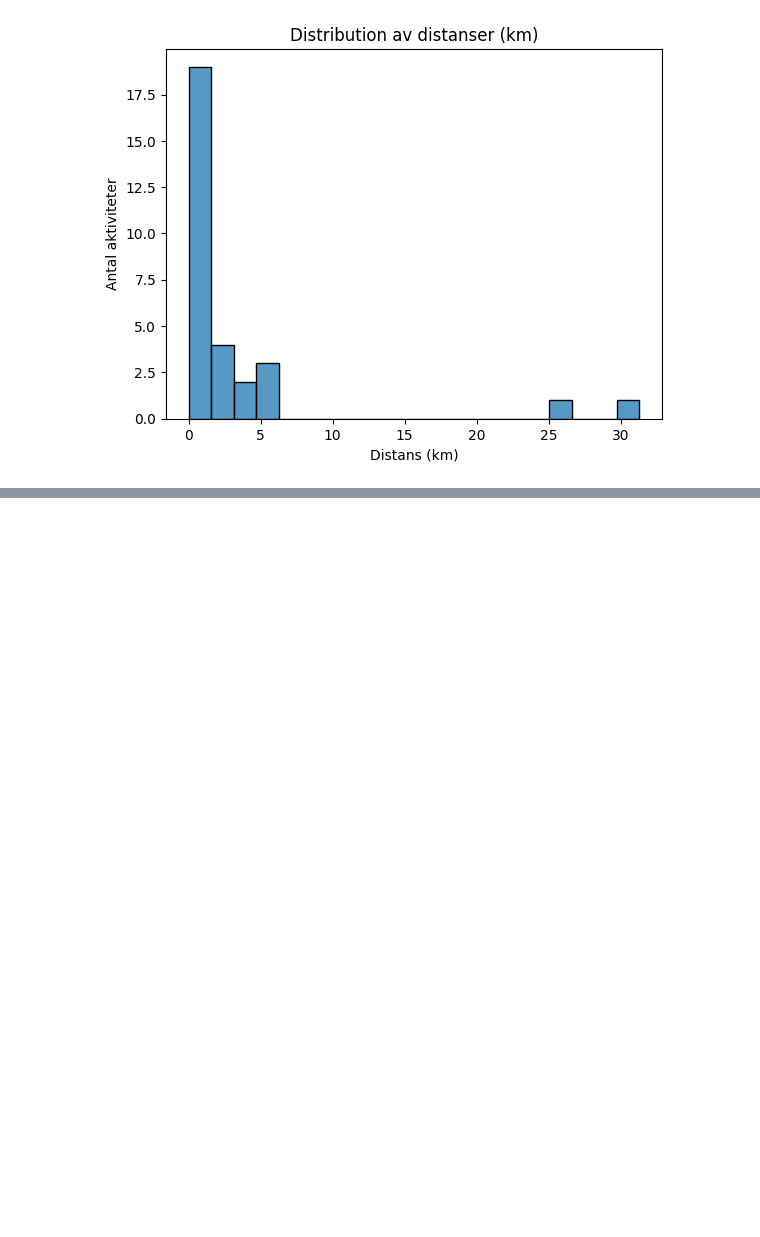
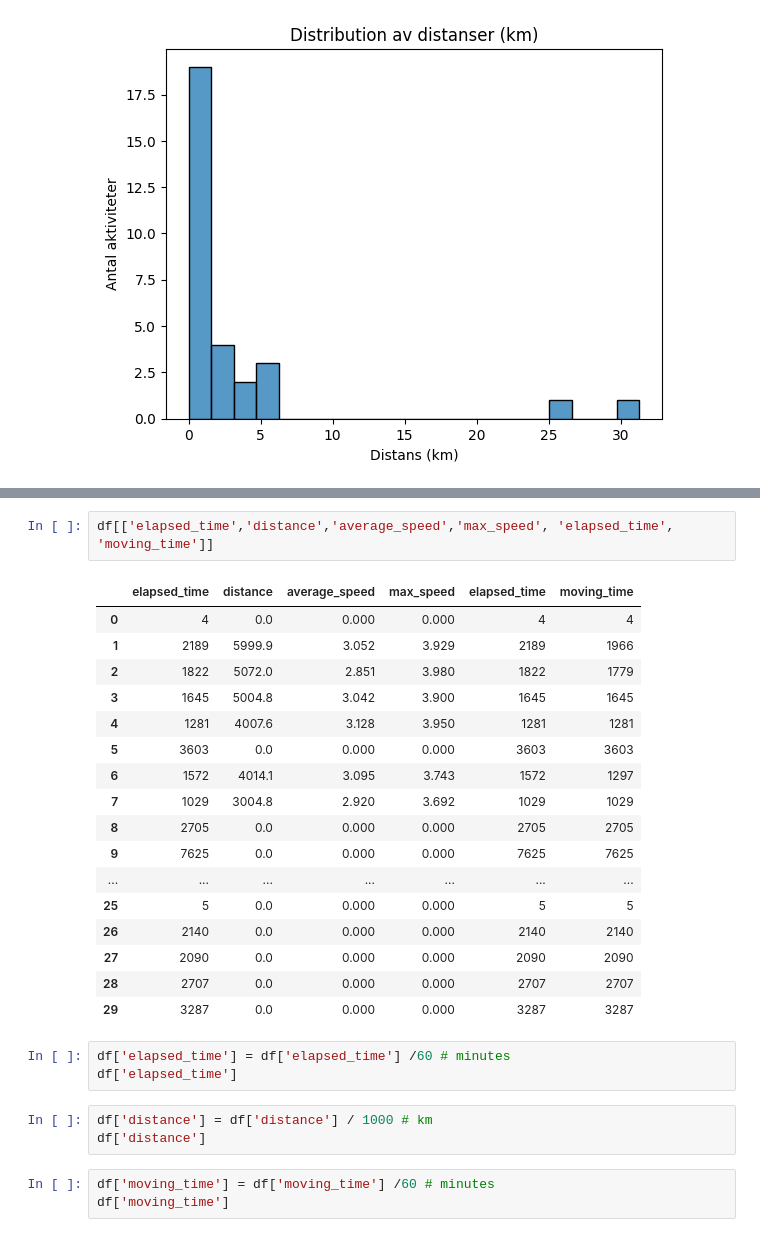
Before and after one commit to AlejandroHiroshima/STI_DE24_Examination, a Jupyter notebook: strava_api_eda.ipynb, the cells around one changed output, grey strips where cells are left out. Drawn from its saved outputs; the diff is of its cells as text; blank space fills up the shorter version.

```diff
--- a/strava_api_eda.ipynb
+++ b/strava_api_eda.ipynb
@@ -216 +229,30 @@ Index(['bound_client', 'id', 'achievement_count', 'athlete', 'athlete_count',
       dtype='object')
+# %%
+df[['elapsed_time','distance','average_speed','max_speed', 'elapsed_time', 'moving_time']]
+# %% [output]
+|  | elapsed_time | distance | average_speed | max_speed | elapsed_time | moving_time |
+| 0 | 4 | 0.0 | 0.000 | 0.000 | 4 | 4 |
+| 1 | 2189 | 5999.9 | 3.052 | 3.929 | 2189 | 1966 |
+| 2 | 1822 | 5072.0 | 2.851 | 3.980 | 1822 | 1779 |
+| 3 | 1645 | 5004.8 | 3.042 | 3.900 | 1645 | 1645 |
+| 4 | 1281 | 4007.6 | 3.128 | 3.950 | 1281 | 1281 |
+| 5 | 3603 | 0.0 | 0.000 | 0.000 | 3603 | 3603 |
+| 6 | 1572 | 4014.1 | 3.095 | 3.743 | 1572 | 1297 |
+| 7 | 1029 | 3004.8 | 2.920 | 3.692 | 1029 | 1029 |
+| 8 | 2705 | 0.0 | 0.000 | 0.000 | 2705 | 2705 |
+| 9 | 7625 | 0.0 | 0.000 | 0.000 | 7625 | 7625 |
+| ... | ... | ... | ... | ... | ... | ... |
+| 25 | 5 | 0.0 | 0.000 | 0.000 | 5 | 5 |
+| 26 | 2140 | 0.0 | 0.000 | 0.000 | 2140 | 2140 |
+| 27 | 2090 | 0.0 | 0.000 | 0.000 | 2090 | 2090 |
+| 28 | 2707 | 0.0 | 0.000 | 0.000 | 2707 | 2707 |
+| 29 | 3287 | 0.0 | 0.000 | 0.000 | 3287 | 3287 |
+# %%
+df['elapsed_time'] = df['elapsed_time'] /60 # minutes
+df['elapsed_time']
+# %%
+df['distance'] = df['distance'] / 1000 # km
+df['distance']
+# %%
+df['moving_time'] = df['moving_time'] /60 # minutes
+df['moving_time']
```
Also changed, not shown: parts of 9 cells of this notebook, 4 other files.
